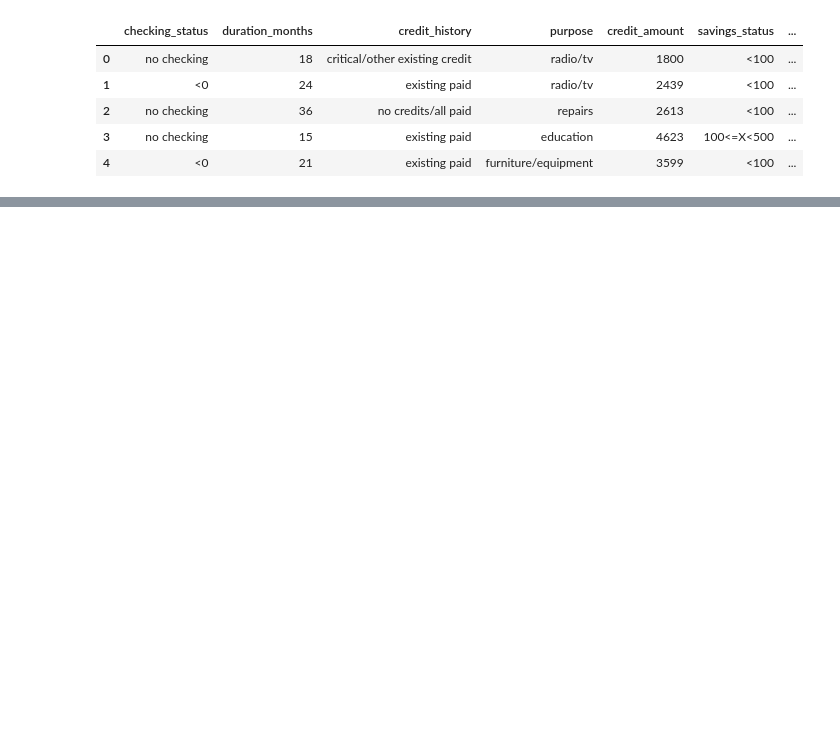
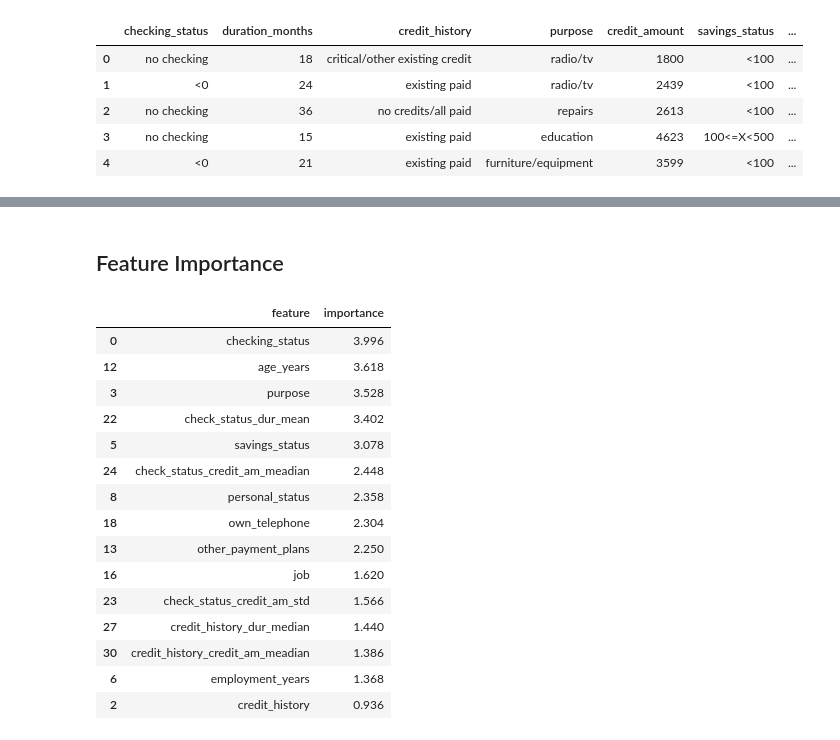
Before and after one commit to Shilenkovv/Credit_risk, a Jupyter notebook: notebooks/train.ipynb, the cells around one changed output, grey strips where cells are left out. Drawn from its saved outputs; the diff is of its cells as text; code cells hidden in the pictures; blank space fills up the shorter version.

```diff
--- a/notebooks/train.ipynb
+++ b/notebooks/train.ipynb
@@ -471,0 +561,31 @@ name = cb     | roc_auc = 0.779 | f1 = 0.603 | precision = 0.487 | recall = 0.79
+# %% [markdown]
+## Feature Importance
+# %%
+result = permutation_importance(
+    best_model,
+    test[X],
+    test[y],
+    scoring=weighted_accuracy_scorer,
+    random_state=RANDOM_STATE,
+    n_repeats=50
+)
+importance_df = pd.DataFrame({'feature': test[X].columns, 'importance': result.importances_mean})
+importance_df = importance_df.sort_values('importance', ascending=False)
+display(importance_df[:15])
+# %% [output]
+|  | feature | importance |
+| 0 | checking_status | 3.996 |
+| 12 | age_years | 3.618 |
+| 3 | purpose | 3.528 |
+| 22 | check_status_dur_mean | 3.402 |
+| 5 | savings_status | 3.078 |
+| 24 | check_status_credit_am_meadian | 2.448 |
+| 8 | personal_status | 2.358 |
+| 18 | own_telephone | 2.304 |
+| 13 | other_payment_plans | 2.250 |
+| 16 | job | 1.620 |
+| 23 | check_status_credit_am_std | 1.566 |
+| 27 | credit_history_dur_median | 1.440 |
+| 30 | credit_history_credit_am_meadian | 1.386 |
+| 6 | employment_years | 1.368 |
+| 2 | credit_history | 0.936 |
```
Also changed, not shown: parts of 34 cells of this notebook, 4 other files.
